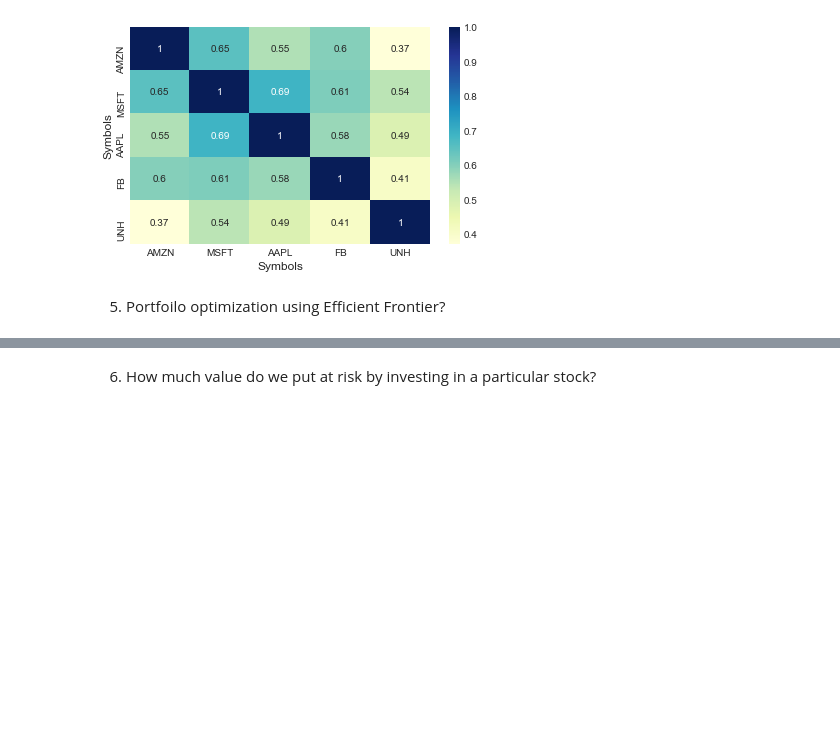
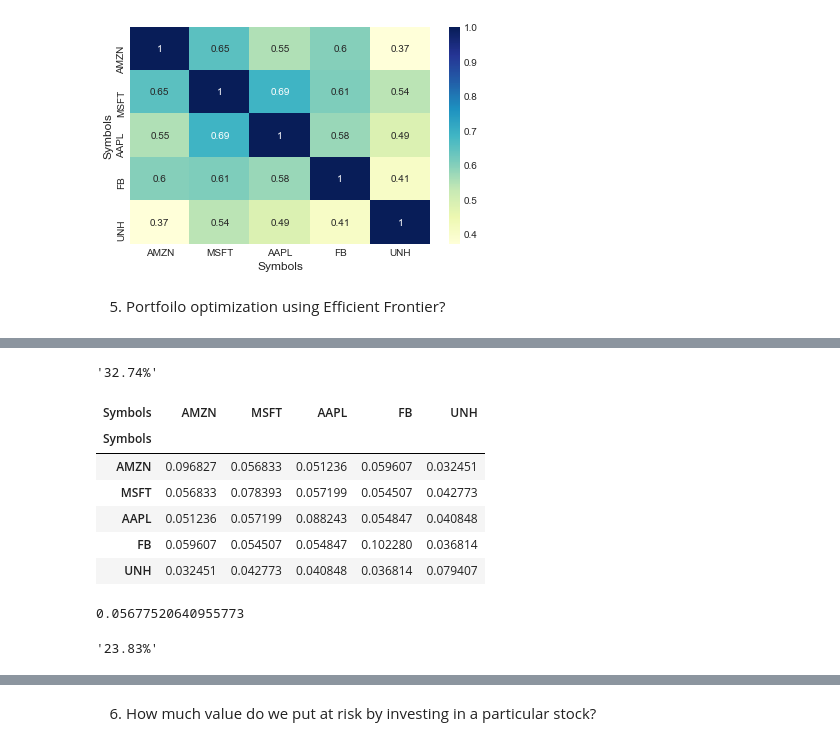
Before and after one commit to RITISHKARKIUNH/stockanalysis, a Jupyter notebook: Stock_Analysis.ipynb, the cells around one changed output, grey strips where cells are left out. Cells and saved outputs as stored; diff of their text form; code cells hidden in the pictures; blank space fills up the shorter version.

```diff
--- a/Stock_Analysis.ipynb
+++ b/Stock_Analysis.ipynb
@@ -340,0 +354,31 @@ sns.heatmap(tech_rets.corr(), annot=True, cmap="YlGnBu")
+# %%
+#Analysing of Annual portfiolo return and risk assuming 20% weight on each stock
+#assuming trading days = 252 days in a year
+
+weights = np.array([0.2,0.2,0.2,0.2,0.2])
+
+Preturn = np.sum(tech_rets.mean()* weights)*252
+str(round((Preturn * 100),2))+'%'
+# %% [output]
+'32.74%'
+# %%
+cov_matrix_annual = tech_rets.cov()*252
+cov_matrix_annual
+# %% [output]
+| Symbols | AMZN | MSFT | AAPL | FB | UNH |
+| Symbols |  |  |  |  |  |
+| AMZN | 0.096827 | 0.056833 | 0.051236 | 0.059607 | 0.032451 |
+| MSFT | 0.056833 | 0.078393 | 0.057199 | 0.054507 | 0.042773 |
+| AAPL | 0.051236 | 0.057199 | 0.088243 | 0.054847 | 0.040848 |
+| FB | 0.059607 | 0.054507 | 0.054847 | 0.102280 | 0.036814 |
+| UNH | 0.032451 | 0.042773 | 0.040848 | 0.036814 | 0.079407 |
+# %%
+Pvariance = np.dot(weights.T, np.dot(cov_matrix_annual,weights))
+Pvariance
+# %% [output]
+0.05677520640955773
+# %%
+Pstd = np.sqrt(Pvariance)
+str(round((Pstd * 100),2))+'%'
+# %% [output]
+'23.83%'
```
Also changed, not shown: parts of 10 cells of this notebook.
